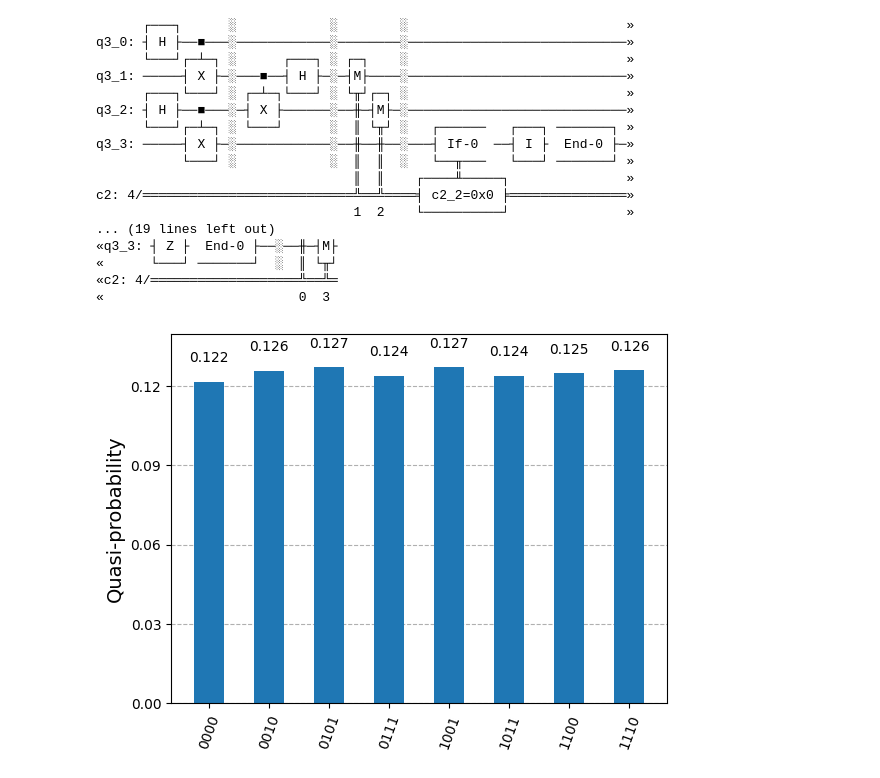
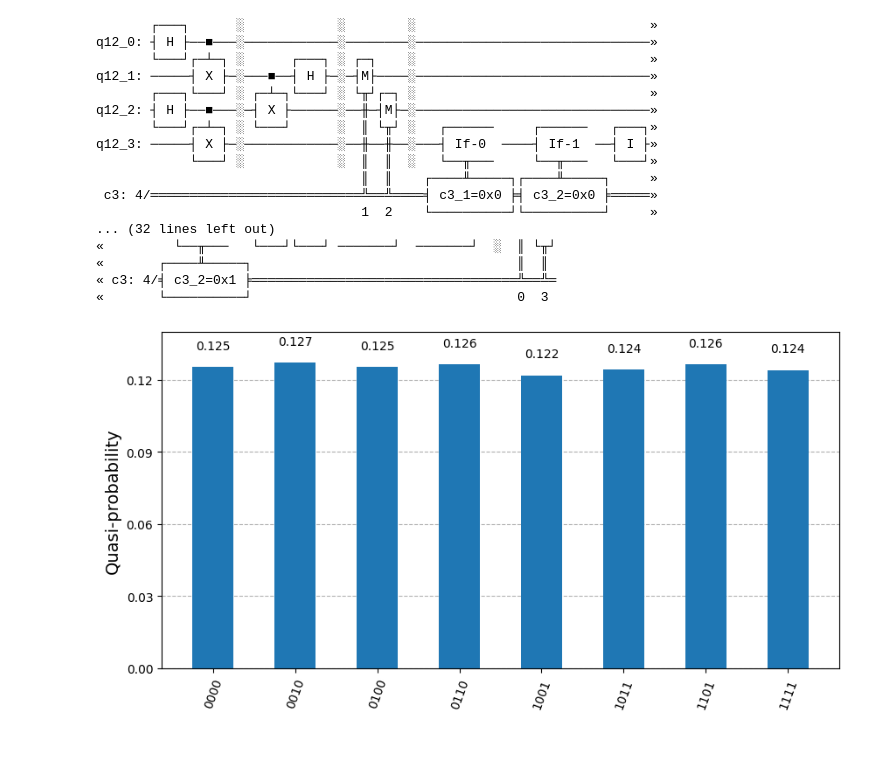
Before and after one commit to echughes529/quantum_network_simulation, a Jupyter notebook: 4_node_quantum_network.ipynb, the cells around one changed output. Cells and saved outputs as stored; diff of their text form; code cells hidden in the pictures; blank space fills up the shorter version.

Commit message:
bell measurement fixed

```diff
--- a/4_node_quantum_network.ipynb
+++ b/4_node_quantum_network.ipynb
@@ -34,64 +35,66 @@ qc.cx(q0,q1)
 qc.cx(q2,q3)
 qc.barrier()
 
-
 # ENTANGLEMENT SWAPPING
 # convert q1 and q2 from Bell basis to computational basis
 qc.cx(q1,q2)
 qc.h(q1)
 qc.barrier()
 
+qc.measure(q1,c1)
+qc.measure(q2,c2)
+
 # measure to see what Bell state we have in qubits 1 and 2,
 # telling us what Bell state we have in qubits 0 and 4
-qc.measure(q1,c1)
-qc.measure(q2,c2)
+
 qc.barrier()
 
-"""
-# testing out to see if putting qubits 1 and 2 back to bell basis has any effect (it doesnt)
-qc.h(q1)
-qc.cx(q1,q2)
+# bell state in q0, q4 corrections based on bell measurement
+with qc.if_test((c1,0)):
+  with qc.if_test((c2,0)):
+    qc.id(q3)
 qc.barrier()
-"""
 
-# bell state in q0, q4 corrections based on bell measurement
-with qc.if_test((c1,0) and (c2,0)):
-  qc.id(q3)
+with qc.if_test((c1,1)):
+    with qc.if_test((c2,0)):
+      qc.z(q3)
+qc.barrier()
 
-with qc.if_test((c1,1) and (c2,0)):
-  qc.z(q3)
+with qc.if_test((c1,0)):
+  with qc.if_test((c2,1)):
+    qc.x(q3)
+qc.barrier()
 
-with qc.if_test((c1,0) and (c2,1)):
-  qc.x(q3)
-
-with qc.if_test((c1,1) and (c2,1)):
-  qc.x(q3)
-  qc.z(q3)
+with qc.if_test((c1,1)):
+  with qc.if_test((c2,1)):
+    qc.x(q3)
+    qc.z(q3)
 
 qc.barrier()
 qc.measure(q0,c0)
 qc.measure(q3,c3)
 
+
 qc.draw()
 # %% [output]
-      ┌───┐      ░            ░        ░                            »
-q3_0: ┤ H ├──■───░────────────░────────░────────────────────────────»
-      └───┘┌─┴─┐ ░      ┌───┐ ░ ┌─┐    ░                            »
-q3_1: ─────┤ X ├─░───■──┤ H ├─░─┤M├────░────────────────────────────»
-      ┌───┐└───┘ ░ ┌─┴─┐└───┘ ░ └╥┘┌─┐ ░                            »
-q3_2: ┤ H ├──■───░─┤ X ├──────░──╫─┤M├─░────────────────────────────»
-      └───┘┌─┴─┐ ░ └───┘      ░  ║ └╥┘ ░   ┌──────   ┌───┐ ───────┐ »
-q3_3: ─────┤ X ├─░────────────░──╫──╫──░───┤ If-0  ──┤ I ├  End-0 ├─»
-           └───┘ ░            ░  ║  ║  ░   └──╥───   └───┘ ───────┘ »
-                                 ║  ║    ┌────╨─────┐               »
-c2: 4/═══════════════════════════╩══╩════╡ c2_2=0x0 ╞═══════════════»
-                                 1  2    └──────────┘               »
-... (19 lines left out)
-«q3_3: ┤ Z ├  End-0 ├──░──╫─┤M├
-«      └───┘ ───────┘  ░  ║ └╥┘
-«c2: 4/═══════════════════╩══╩═
-«                         0  3
+       ┌───┐      ░            ░        ░                              »
+q12_0: ┤ H ├──■───░────────────░────────░──────────────────────────────»
+       └───┘┌─┴─┐ ░      ┌───┐ ░ ┌─┐    ░                              »
+q12_1: ─────┤ X ├─░───■──┤ H ├─░─┤M├────░──────────────────────────────»
+       ┌───┐└───┘ ░ ┌─┴─┐└───┘ ░ └╥┘┌─┐ ░                              »
+q12_2: ┤ H ├──■───░─┤ X ├──────░──╫─┤M├─░──────────────────────────────»
+       └───┘┌─┴─┐ ░ └───┘      ░  ║ └╥┘ ░   ┌──────     ┌──────   ┌───┐»
+q12_3: ─────┤ X ├─░────────────░──╫──╫──░───┤ If-0  ────┤ If-1  ──┤ I ├»
+            └───┘ ░            ░  ║  ║  ░   └──╥───     └──╥───   └───┘»
+                                  ║  ║    ┌────╨─────┐┌────╨─────┐     »
+ c3: 4/═══════════════════════════╩══╩════╡ c3_1=0x0 ╞╡ c3_2=0x0 ╞═════»
+                                  1  2    └──────────┘└──────────┘     »
+... (32 lines left out)
+«         └──╥───   └───┘└───┘ ───────┘  ───────┘  ░  ║ └╥┘
+«       ┌────╨─────┐                                  ║  ║
+« c3: 4/╡ c3_2=0x1 ╞══════════════════════════════════╩══╩═
+«       └──────────┘                                  0  3
 # %%
-plot_histogram(get_counts_from_qc(qc))
+plot_histogram(get_counts_from_qc(qc), figsize=(10,5))
 # %% [output]
-[figure, old version]
+[figure, new version]
```
Also changed, not shown: parts of 1 cell of this notebook.
